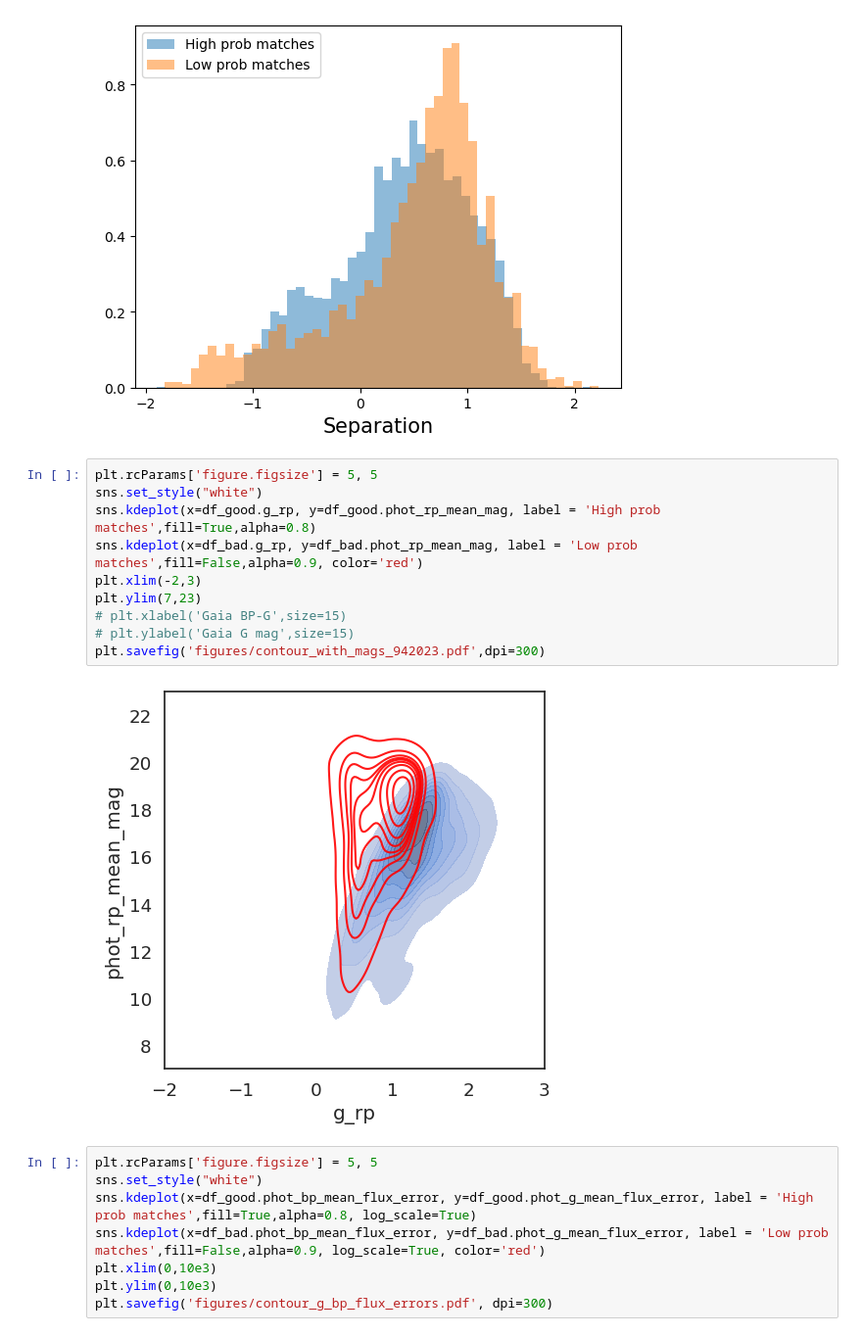
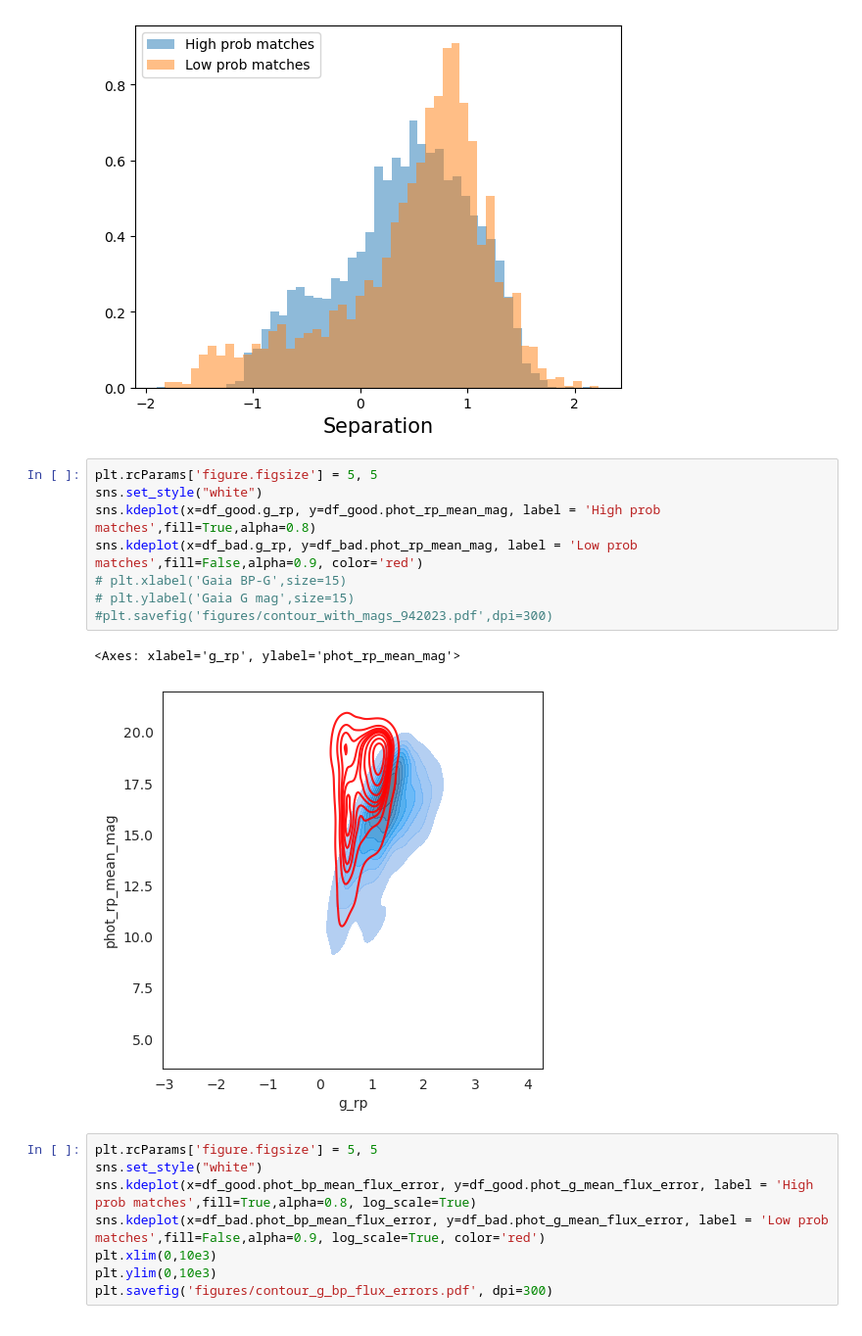
Before and after one commit to samuelperezdi/starsml, a Jupyter notebook: nn_xmatch.ipynb, the cells around one changed output. Shown at 98% size. Drawn from its saved outputs; the diff is of its cells as text.

```diff
--- a/nn_xmatch.ipynb
+++ b/nn_xmatch.ipynb
@@ -158,15 +204,14 @@ plt.legend()
 # %%
 plt.rcParams['figure.figsize'] = 5, 5
 sns.set_style("white")
 sns.kdeplot(x=df_good.g_rp, y=df_good.phot_rp_mean_mag, label = 'High prob matches',fill=True,alpha=0.8)
 sns.kdeplot(x=df_bad.g_rp, y=df_bad.phot_rp_mean_mag, label = 'Low prob matches',fill=False,alpha=0.9, color='red')
-plt.xlim(-2,3)
-plt.ylim(7,23)
 # plt.xlabel('Gaia BP-G',size=15)
 # plt.ylabel('Gaia G mag',size=15)
-plt.savefig('figures/contour_with_mags_942023.pdf',dpi=300)
+#plt.savefig('figures/contour_with_mags_942023.pdf',dpi=300)
 # %% [output]
+<Axes: xlabel='g_rp', ylabel='phot_rp_mean_mag'>
-[figure, old version]
+[figure, new version]
 # %%
 plt.rcParams['figure.figsize'] = 5, 5
 sns.set_style("white")
```
Also changed, not shown: parts of 27 cells of this notebook, 11 other files.
